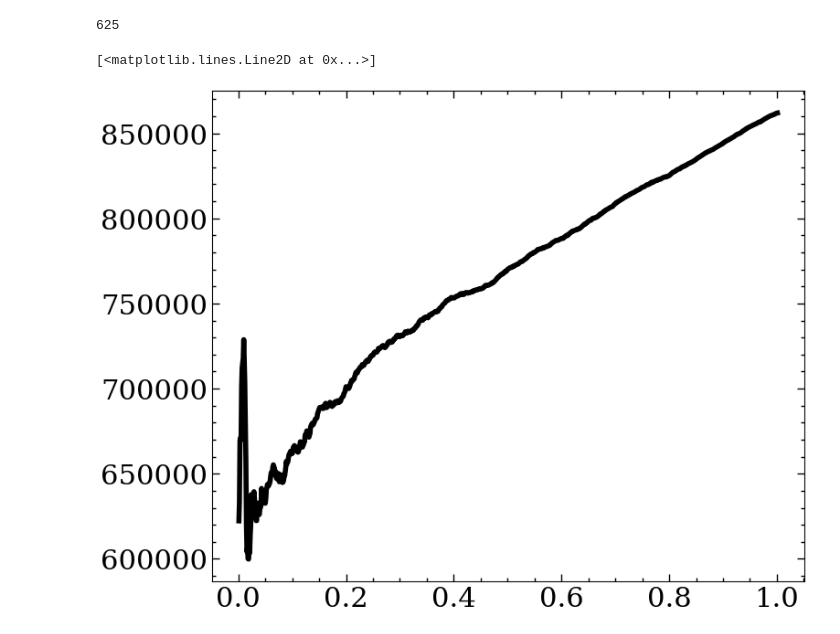
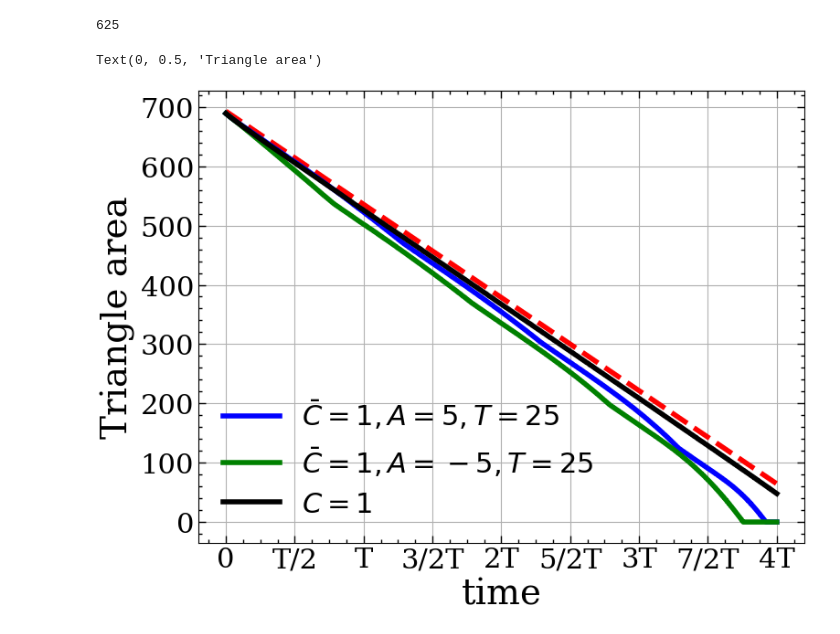
Before and after one commit to suanno/tdgl-code, a Jupyter notebook: 2D/plot.ipynb, the cells around one changed output. Cells and saved outputs as stored; diff of their text form; code cells hidden in the pictures.

```diff
--- a/2D/plot.ipynb
+++ b/2D/plot.ipynb
@@ -3,8 +3,8 @@ import numpy as np
 import matplotlib.pyplot as plt
 from pathlib import Path
 # %%
-dir = f"../../2D/.saves/test_tri_3/"
-filename = Path(dir) / 'state.dat'
+dir = f"../../2D/.saves/26_7_7_1_5_25/"
+filename = Path(dir) / 'init.dat'
 # Parameters
 with open(filename, 'r') as f:
     first_line = f.readline().strip()  # read the first line and remove whitespace
@@ -21,4 +21,5 @@ Y = y.reshape(ny, nx)/(float(N)*float(dx))
 Z = z.reshape(ny, nx)   # Slow large
 
 pcm1 = plt.pcolormesh(X, Y, Z, cmap='seismic')
+plt.colorbar(pcm1, label='Order Parameter')
 # %% [output]
@@ -29,9 +31,24 @@ t = 1.001000
 # %% [output]
 625
 # %%
-fpath = Path(dir) / "fileTotarea.dat"
-tt, As = np.loadtxt(fpath, unpack=True)
-plt.plot(tt, As, color='black', label='Total Area')
+labels=['$\\bar{C}=1, A=5, T=25$', '$\\bar{C}=1, A=-5, T=25$', '$C=1$']
+colors=['blue', 'green', 'black']
+dirs = [f"../../2D/.saves/26_7_7_1_5_25/", f"../../2D/.saves/26_7_7_1_-5_25/", f"../../2D/.saves/26_7_7_1_0_-1/"]
+A0=np.sqrt(3)/4*40*40
+tt = np.linspace(0, 100, 1000)
+plt.plot(tt, A0-2*np.pi*tt, ls='--',color='red')
+for dir in dirs:
+    fpath = Path(dir) / "fileTotarea.dat"
+    tt, As = np.loadtxt(fpath, unpack=True)
+    dx = 0.1
+    As = As*dx**2
+    plt.plot(tt, As, label=labels[dirs.index(dir)],color=colors[dirs.index(dir)])
+plt.grid()
+plt.xticks([0,12.5,25,37.5,50,62.5,75,87.5,100],labels=['0','T/2','T','3/2T','2T','5/2T','3T','7/2T','4T'])
+#plt.ylim(0, 3*100)
+plt.legend()
+plt.xlabel('time')
+plt.ylabel('Triangle area')
 # %% [output]
-[<matplotlib.lines.Line2D at 0x...>]
+Text(0, 0.5, 'Triangle area')
-[figure, old version]
+[figure, new version]
```
Also changed, not shown: parts of 2 cells of this notebook, 4 other files.
